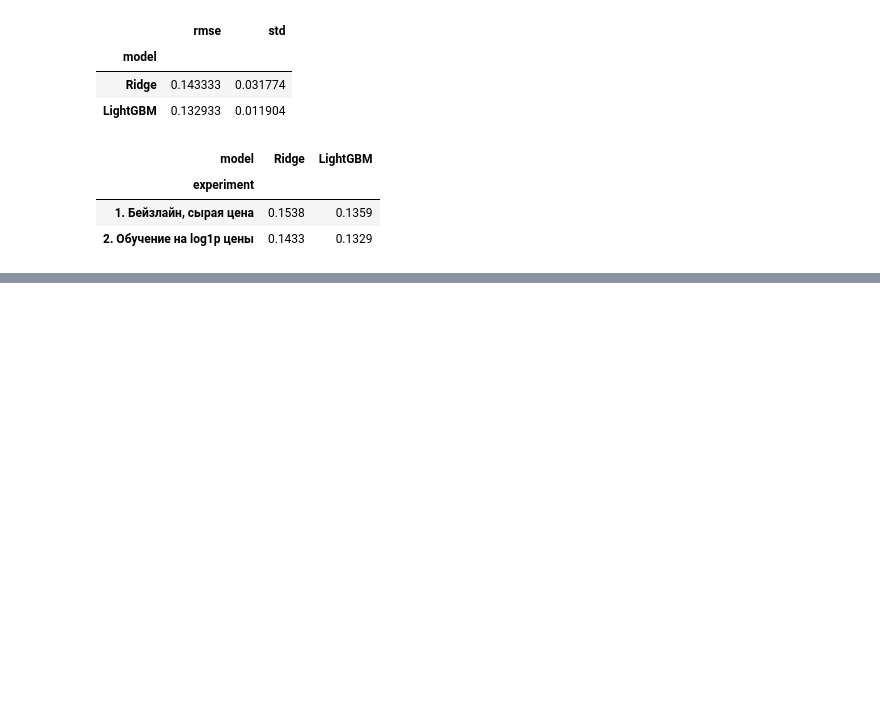
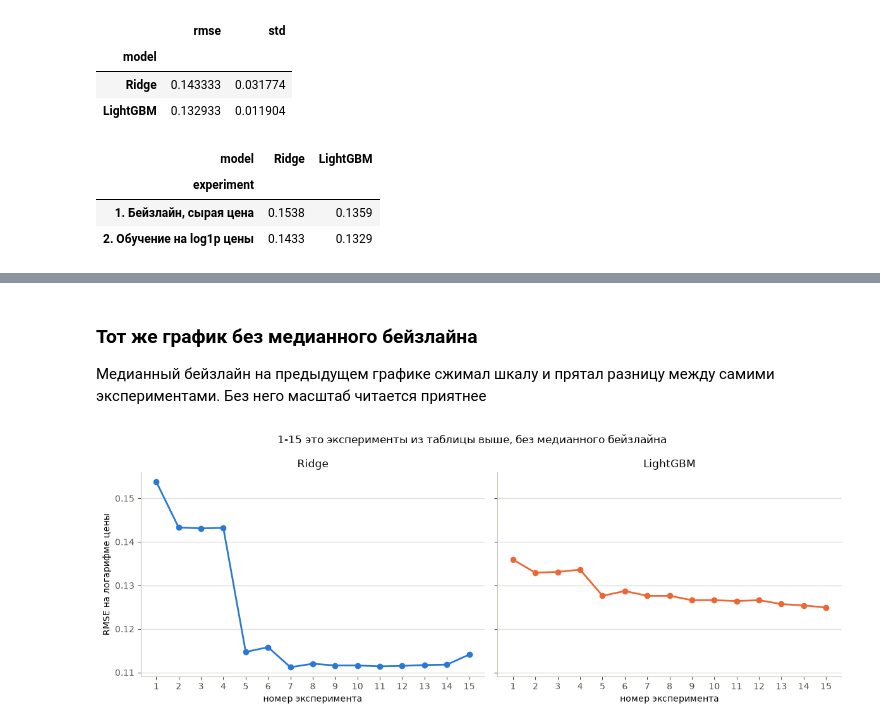
Before and after one commit to LeoFa9/housing_prices, a Jupyter notebook: notebooks/baseline_and_preprocessing.ipynb, the cells around one changed output, grey strips where cells are left out. Saved outputs shown, nothing was run; the diff lists cells and outputs as text; code cells hidden in the pictures; blank space fills up the shorter version.

```diff
--- a/notebooks/baseline_and_preprocessing.ipynb
+++ b/notebooks/baseline_and_preprocessing.ipynb
@@ -171,0 +760,8 @@ show_results()
+# %% [markdown]
+### Тот же график без медианного бейзлайна
+
+Медианный бейзлайн на предыдущем графике сжимал шкалу и прятал разницу между самими экспериментами. Без него масштаб читается приятнее
+# %%
+plot_rmse_progress(show_results(), "1-15 это эксперименты из таблицы выше, без медианного бейзлайна")
+# %% [output]
+[figure, added]
```
Also changed, not shown: parts of 55 cells of this notebook.
